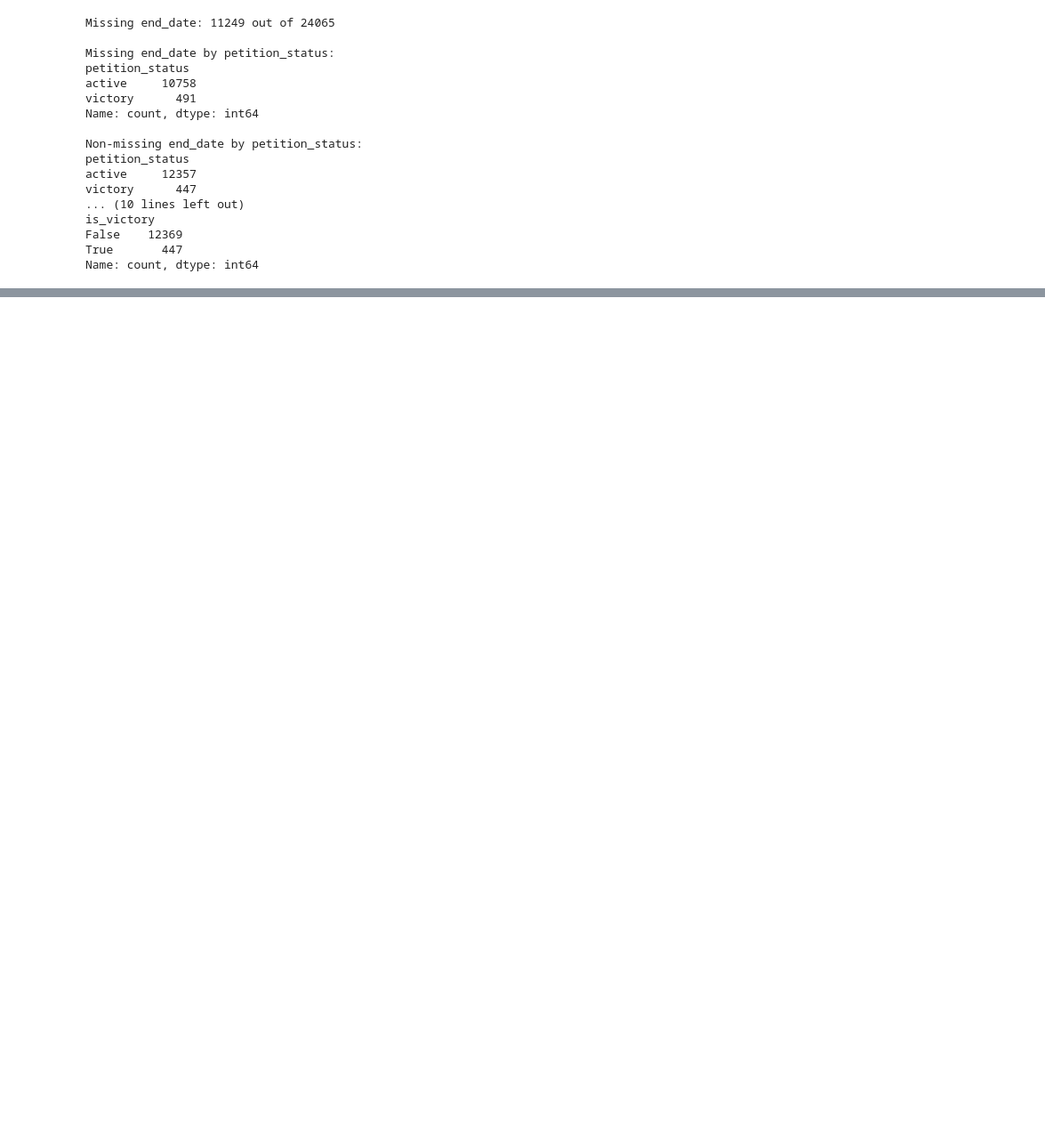
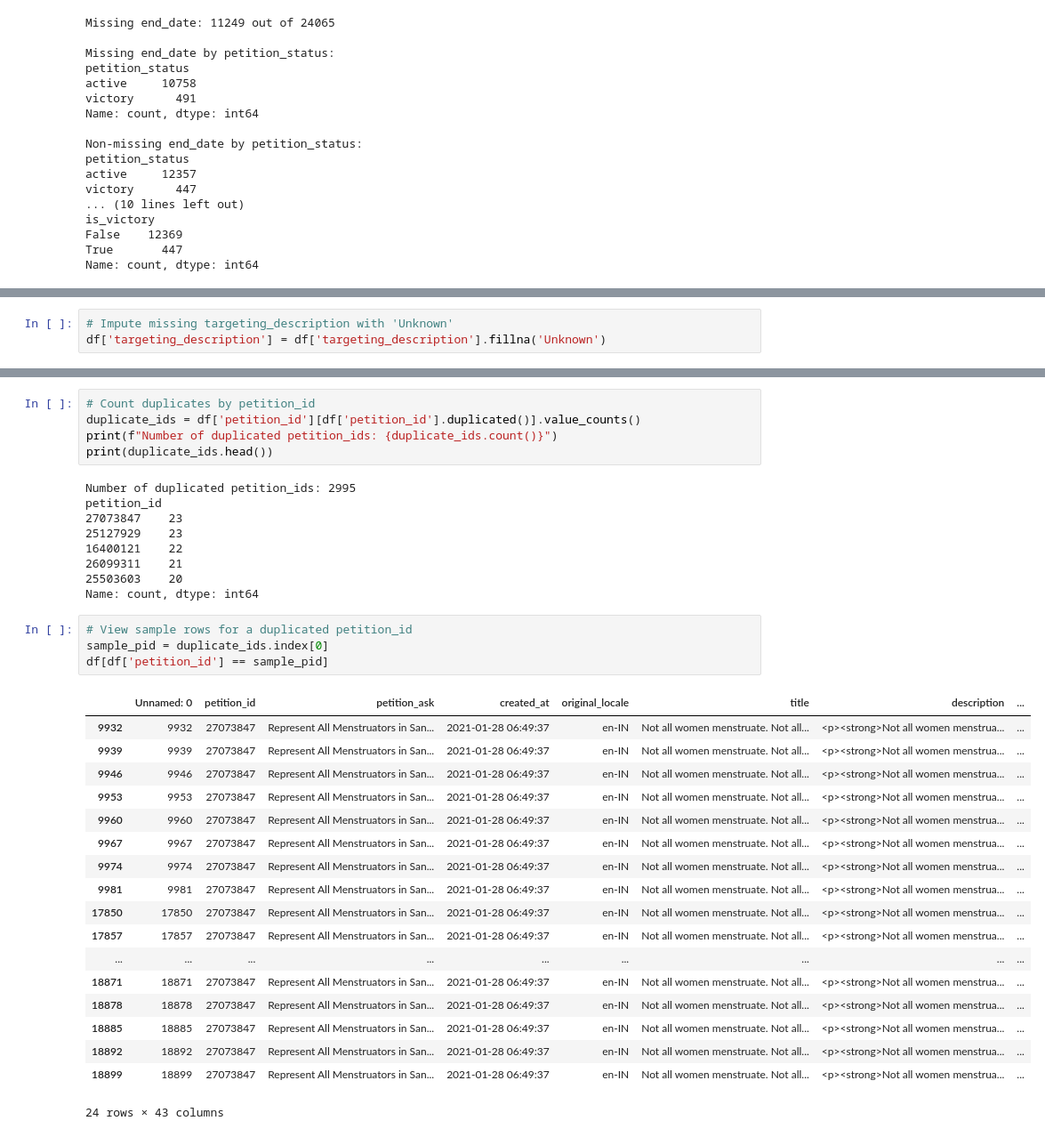
Before and after one commit to rmehdi1/CommunityProject_Mobilize, a Jupyter notebook: ChangeOrgAnalysis.ipynb, the cells around one changed output, grey strips where cells are left out. Shown at 89% size. Cells and saved outputs as stored; diff of their text form; blank space fills up the shorter version.

```diff
--- a/ChangeOrgAnalysis.ipynb
+++ b/ChangeOrgAnalysis.ipynb
@@ -252,0 +391,3 @@ The `end_date` field indicates when a petition was closed. Nearly half the petit
+# %%
+# Impute missing targeting_description with 'Unknown'
+df['targeting_description'] = df['targeting_description'].fillna('Unknown')
@@ -252,0 +413,37 @@ The `end_date` field indicates when a petition was closed. Nearly half the petit
+# %%
+# Count duplicates by petition_id
+duplicate_ids = df['petition_id'][df['petition_id'].duplicated()].value_counts()
+print(f"Number of duplicated petition_ids: {duplicate_ids.count()}")
+print(duplicate_ids.head())
+# %% [output]
+Number of duplicated petition_ids: 2995
+petition_id
+27073847    23
+25127929    23
+16400121    22
+26099311    21
+25503603    20
+Name: count, dtype: int64
+# %%
+# View sample rows for a duplicated petition_id
+sample_pid = duplicate_ids.index[0]
+df[df['petition_id'] == sample_pid]
+# %% [output]
+|  | Unnamed: 0 | petition_id | petition_ask | created_at | original_locale | title | description | ... |
+| 9932 | 9932 | 27073847 | Represent All Menstruators in San... | 2021-01-28 06:49:37 | en-IN | Not all women menstruate. Not all... | <p><strong>Not all women menstrua... | ... |
+| 9939 | 9939 | 27073847 | Represent All Menstruators in San... | 2021-01-28 06:49:37 | en-IN | Not all women menstruate. Not all... | <p><strong>Not all women menstrua... | ... |
+| 9946 | 9946 | 27073847 | Represent All Menstruators in San... | 2021-01-28 06:49:37 | en-IN | Not all women menstruate. Not all... | <p><strong>Not all women menstrua... | ... |
+| 9953 | 9953 | 27073847 | Represent All Menstruators in San... | 2021-01-28 06:49:37 | en-IN | Not all women menstruate. Not all... | <p><strong>Not all women menstrua... | ... |
+| 9960 | 9960 | 27073847 | Represent All Menstruators in San... | 2021-01-28 06:49:37 | en-IN | Not all women menstruate. Not all... | <p><strong>Not all women menstrua... | ... |
+| 9967 | 9967 | 27073847 | Represent All Menstruators in San... | 2021-01-28 06:49:37 | en-IN | Not all women menstruate. Not all... | <p><strong>Not all women menstrua... | ... |
+| 9974 | 9974 | 27073847 | Represent All Menstruators in San... | 2021-01-28 06:49:37 | en-IN | Not all women menstruate. Not all... | <p><strong>Not all women menstrua... | ... |
+| 9981 | 9981 | 27073847 | Represent All Menstruators in San... | 2021-01-28 06:49:37 | en-IN | Not all women menstruate. Not all... | <p><strong>Not all women menstrua... | ... |
+| 17850 | 17850 | 27073847 | Represent All Menstruators in San... | 2021-01-28 06:49:37 | en-IN | Not all women menstruate. Not all... | <p><strong>Not all women menstrua... | ... |
+| 17857 | 17857 | 27073847 | Represent All Menstruators in San... | 2021-01-28 06:49:37 | en-IN | Not all women menstruate. Not all... | <p><strong>Not all women menstrua... | ... |
+| ... | ... | ... | ... | ... | ... | ... | ... | ... |
+| 18871 | 18871 | 27073847 | Represent All Menstruators in San... | 2021-01-28 06:49:37 | en-IN | Not all women menstruate. Not all... | <p><strong>Not all women menstrua... | ... |
+| 18878 | 18878 | 27073847 | Represent All Menstruators in San... | 2021-01-28 06:49:37 | en-IN | Not all women menstruate. Not all... | <p><strong>Not all women menstrua... | ... |
+| 18885 | 18885 | 27073847 | Represent All Menstruators in San... | 2021-01-28 06:49:37 | en-IN | Not all women menstruate. Not all... | <p><strong>Not all women menstrua... | ... |
+| 18892 | 18892 | 27073847 | Represent All Menstruators in San... | 2021-01-28 06:49:37 | en-IN | Not all women menstruate. Not all... | <p><strong>Not all women menstrua... | ... |
+| 18899 | 18899 | 27073847 | Represent All Menstruators in San... | 2021-01-28 06:49:37 | en-IN | Not all women menstruate. Not all... | <p><strong>Not all women menstrua... | ... |
+24 rows × 43 columns
```
Also changed, not shown: parts of 21 cells of this notebook.
